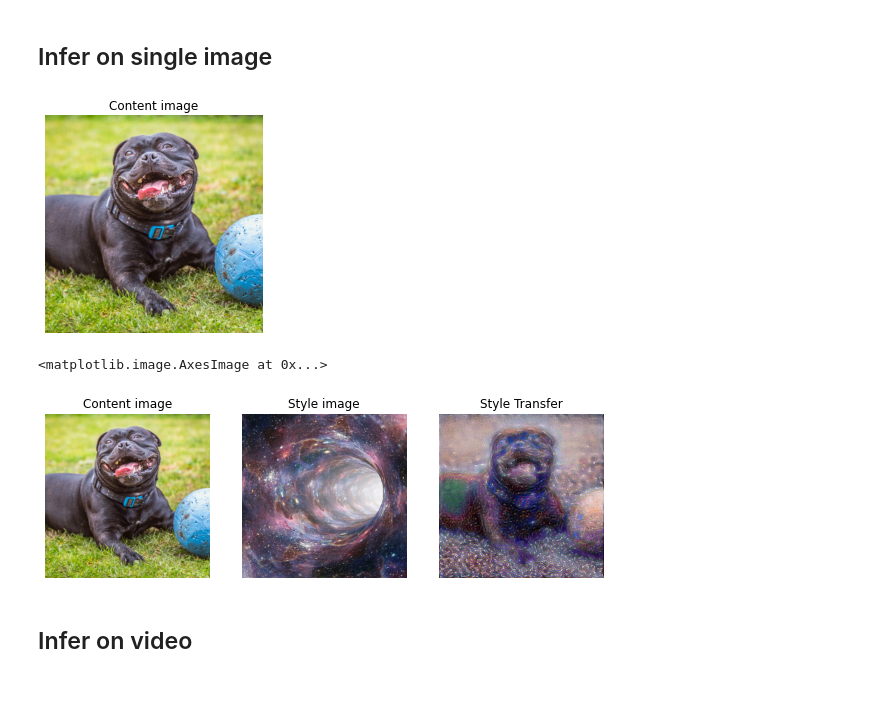
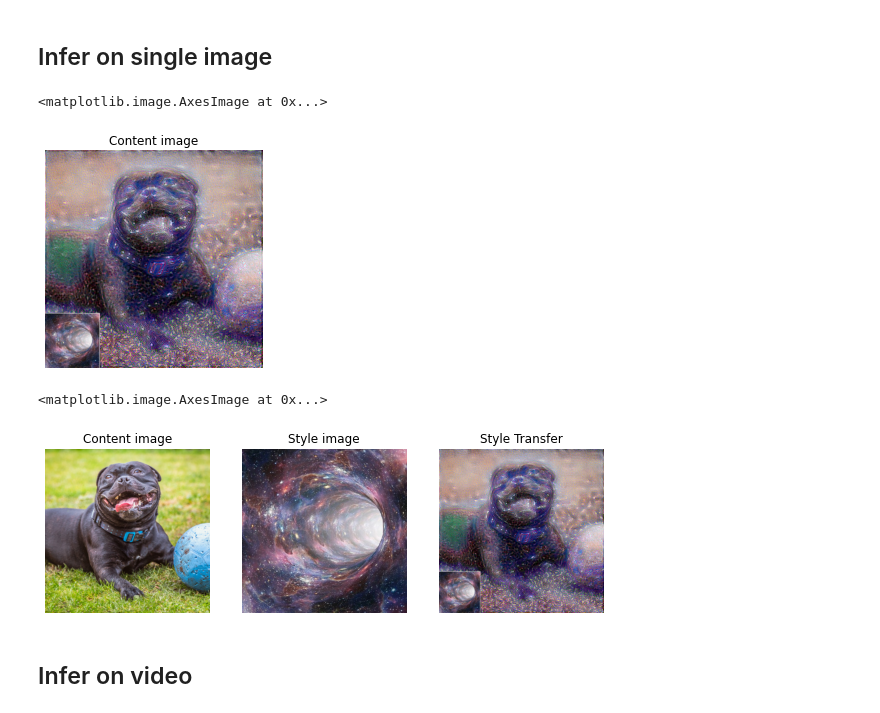
Before and after one commit to Apiquet/DeepLearningFrameworkFromScratch, a Jupyter notebook: style_transfer_test.ipynb, the cells around one changed output. Drawn from its saved outputs; the diff is of its cells as text; code cells hidden in the pictures.

Commit message:
[DEV][TOOL] Test infer on image method

```diff
--- a/style_transfer_test.ipynb
+++ b/style_transfer_test.ipynb
@@ -61,16 +49,20 @@ model = VGG16StyleTransfer(
 optimizer = tf.keras.optimizers.Adam(learning_rate=7)
 # %% [markdown]
 ## Infer on single image
+# %%
+style_image_path = "imgs/style_1.jpg"
+content_image_path = "imgs/content.jpg"
+out_path = "imgs/style_transfer_1.jpg"
+model.inferOnImage(style_image_path, optimizer, 50,
+                   content_image_path, out_path, resize=None,
+                   add_content_img=False, add_style_img=True)
 # %%
-content_image = Image.open("imgs/content.jpg")
-content_image_np = np.array(content_image)
+transfer_style_result = Image.open(out_path)
+transfer_style_result = np.array(transfer_style_result)
 
 plt.axis('off')
 plt.title("Content image")
-plt.imshow(content_image_np)
-
-content_image = cv2.resize(content_image_np, (300, 300),
-                           interpolation=cv2.INTER_NEAREST)
-content_image = tf.expand_dims(tf.convert_to_tensor(content_image, dtype=tf.float32), 0)
+plt.imshow(transfer_style_result)
 # %% [output]
+<matplotlib.image.AxesImage at 0x...>
-[figure, old version]
+[figure, new version]
@@ -86,20 +69,26 @@ imageio.mimsave(out_gif, gif, fps=2)
 # %%
+style_image = Image.open(style_image_path)
+style_image = np.array(style_image)
+
+content_image = Image.open(content_image_path)
+content_image = np.array(content_image)
+
 fig, axs = plt.subplots(1, 3, figsize=(10, 15), facecolor='w', edgecolor='k')
 
 axs[0].axis('off')
 axs[0].set_title("Content image")
-axs[0].imshow(content_image_np)
+axs[0].imshow(content_image)
 
 axs[1].axis('off')
 axs[1].set_title("Style image")
-axs[1].imshow(style_image_np)
+axs[1].imshow(style_image)
 
 axs[2].axis('off')
 axs[2].set_title("Style Transfer")
-axs[2].imshow(images[50])
+axs[2].imshow(transfer_style_result)
 # %% [output]
 <matplotlib.image.AxesImage at 0x...>
-[figure, old version]
+[figure, new version]
 # %%
 fig.savefig('imgs/style_transfer.png', dpi=75, bbox_inches = 'tight', pad_inches = 0.5)
 # %% [markdown]
```
Also changed, not shown: parts of 9 cells of this notebook.
